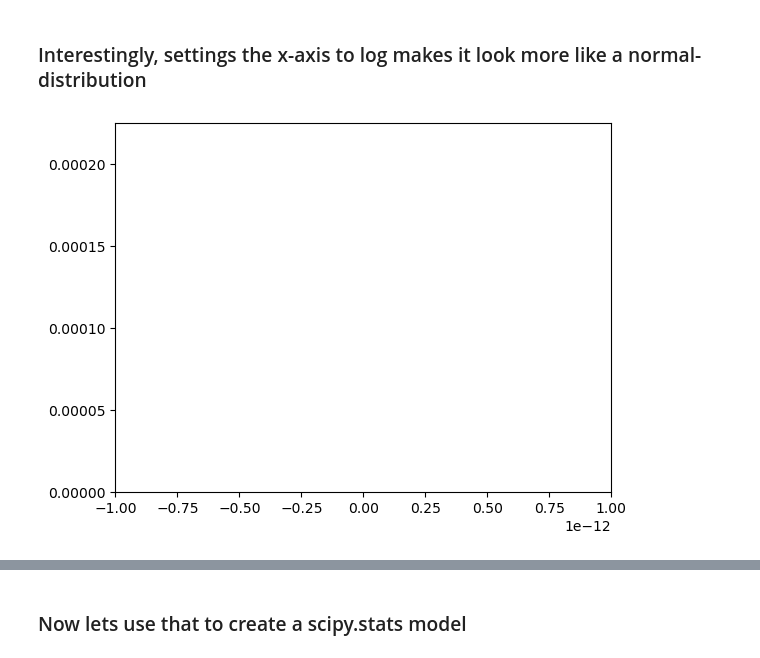
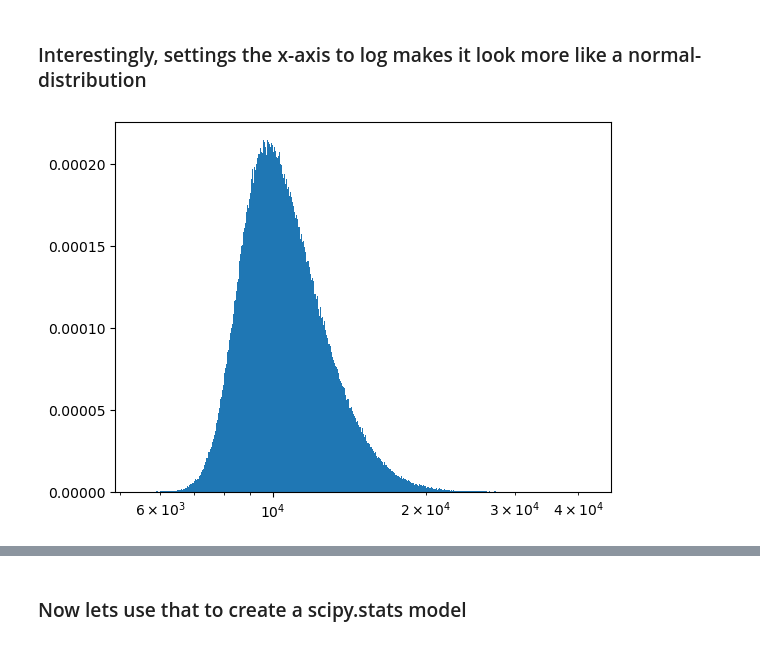
Before and after one commit to sebas-fontys/OR5-paintshop, a Jupyter notebook: test_solution_space.ipynb, the cells around one changed output, grey strips where cells are left out. Drawn from its saved outputs; the diff is of its cells as text; code cells hidden in the pictures.

```diff
--- a/test_solution_space.ipynb
+++ b/test_solution_space.ipynb
@@ -73,7 +73,7 @@ if missing_sample_count > 0:
         samples_to_generate = min(sample_batch_size, missing_sample_count)
 
         t0 = time()
-        samples += [generator.get_schedule().cost for _ in range(samples_to_generate)]
+        samples += [generator.generate().cost for _ in range(samples_to_generate)]
         print(f"{len(samples)} | {time() - t0:.2f}s")
 
     # Save samples
@@ -110,12 +94,12 @@ plt.show()
 ### Interestingly, settings the x-axis to log makes it look more like a normal-distribution
 # %%
 from functools import partial
-from math import exp
+from math import e, exp, log
 import matplotlib.pyplot as plt
 import numpy as np
 
+plt.xscale('log')
 plt.hist(samples, bins = 1000, density = True)
-plt.gca().set_xscale('function', functions=(lambda x: exp(x)))
 plt.show()
 # %% [output]
-[figure, old version]
+[figure, new version]
```
Also changed, not shown: parts of 18 cells of this notebook, 45 other files.
